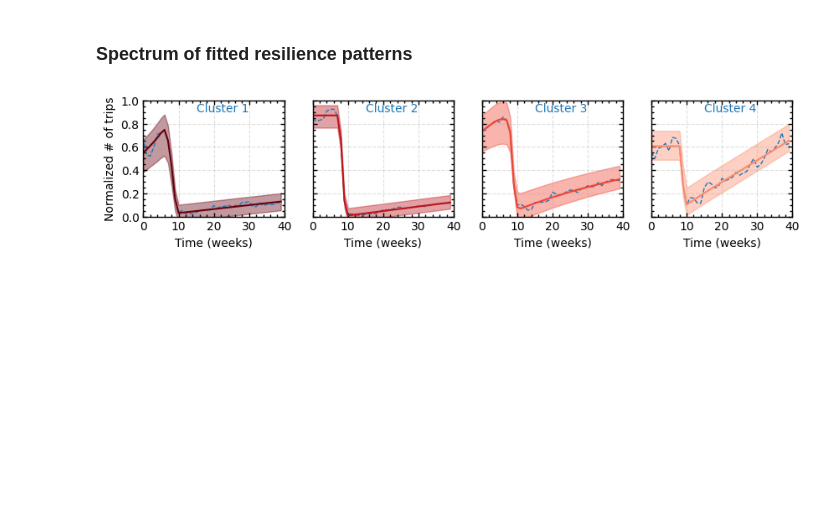
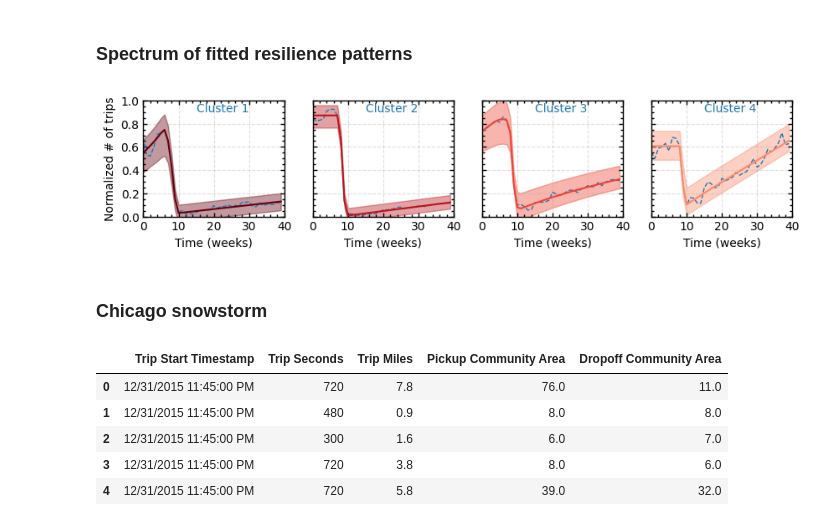
Before and after one commit to LastStriker11/disruptive_taxi_demand, a Jupyter notebook: taxi_week.ipynb, the cells around one changed output. Cells and saved outputs as stored; diff of their text form; code cells hidden in the pictures; blank space fills up the shorter version.

```diff
--- a/taxi_week.ipynb
+++ b/taxi_week.ipynb
@@ -622,3 +622,15 @@ ax[0].set_ylabel("Normalized # of trips")
 fig.savefig(f"figures/resilience_patterns.pdf", bbox_inches="tight")
 # %% [output]
 [figure]
+# %% [markdown]
+### Chicago snowstorm
+# %%
+df = pd.read_csv('data/Taxi_Trips_2015.csv',usecols=['Trip Start Timestamp','Trip Seconds','Trip Miles','Pickup Community Area' ,'Dropoff Community Area'])
+df.head()
+# %% [output]
+|  | Trip Start Timestamp | Trip Seconds | Trip Miles | Pickup Community Area | Dropoff Community Area |
+| 0 | 12/31/2015 11:45:00 PM | 720 | 7.8 | 76.0 | 11.0 |
+| 1 | 12/31/2015 11:45:00 PM | 480 | 0.9 | 8.0 | 8.0 |
+| 2 | 12/31/2015 11:45:00 PM | 300 | 1.6 | 6.0 | 7.0 |
+| 3 | 12/31/2015 11:45:00 PM | 720 | 3.8 | 8.0 | 6.0 |
+| 4 | 12/31/2015 11:45:00 PM | 720 | 5.8 | 39.0 | 32.0 |
```
Also changed, not shown: parts of 6 cells of this notebook, 18 other files.
